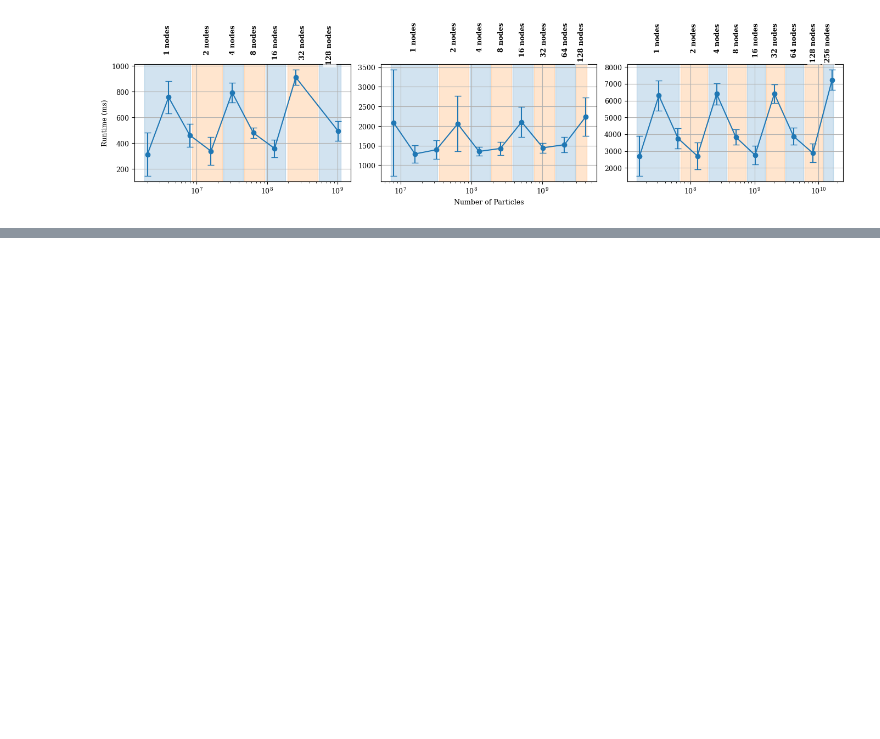
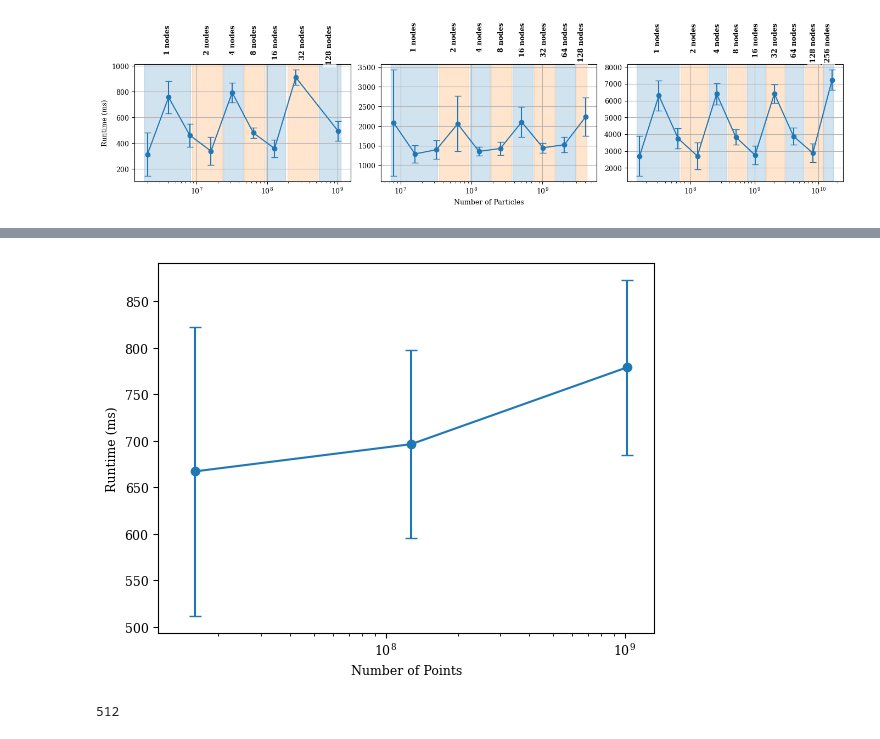
Before and after one commit to bempp/kifmm, a Jupyter notebook: hpc/archer2/data/ijhpca/Weak Scaling.ipynb, the cells around one changed output, grey strips where cells are left out. Cells and saved outputs as stored; diff of their text form; code cells hidden in the pictures; blank space fills up the shorter version.

Commit message:
Update weak scaling notebook

```diff
--- a/hpc/archer2/data/ijhpca/Weak Scaling.ipynb
+++ b/hpc/archer2/data/ijhpca/Weak Scaling.ipynb
@@ -335,0 +306,9 @@ dtype: float64
+# %%
+df = pd.read_csv('weak_scaling_data/weak_fft_n=1024000000_p=64_11033767.csv')
+df["n_nodes"] = df.groupby("experiment_id")["experiment_id"].transform(
+    lambda x: 1 if len(x) / 32 < 1 else len(x)/32
+)
+df["n_ranks"] = df.groupby("experiment_id")["experiment_id"].transform(
+    lambda x: len(x)
+)
+df['total_points'] = df['n_points'] * df['n_ranks']
@@ -335,0 +330,24 @@ dtype: float64
+# %%
+runtime = df.groupby('experiment_id').mean()[['n_ranks', 'n_nodes', 'runtime', 'total_points', 'source_tree', 'm2l', 'p2p', 'local_depth', 'global_depth',  'ghost_exchange_v_runtime']]
+# Calculate nodes and ranks
+runtime_err = df.groupby('experiment_id').std()[['total_points', 'n_nodes', 'n_ranks', 'runtime']]
+
+plt.xscale('log')
+plt.xlim(runtime['total_points'].min()-0.3*runtime['total_points'].min(), runtime['total_points'].max()+0.3*runtime['total_points'].max())
+# plot means + error bars
+plt.errorbar(
+            runtime['total_points'],
+            runtime['runtime'],
+            yerr=runtime_err['runtime'],
+            fmt='o-', capsize=4, label="Runtime", zorder=3
+        )
+
+plt.xlabel('Number of Points')
+plt.ylabel('Runtime (ms)')
+plt.show()
+# %% [output]
+[figure, added]
+# %%
+plt.errorbar(tmp['runtime'
+# %% [output]
+512
```
Also changed, not shown: parts of 14 cells of this notebook.
